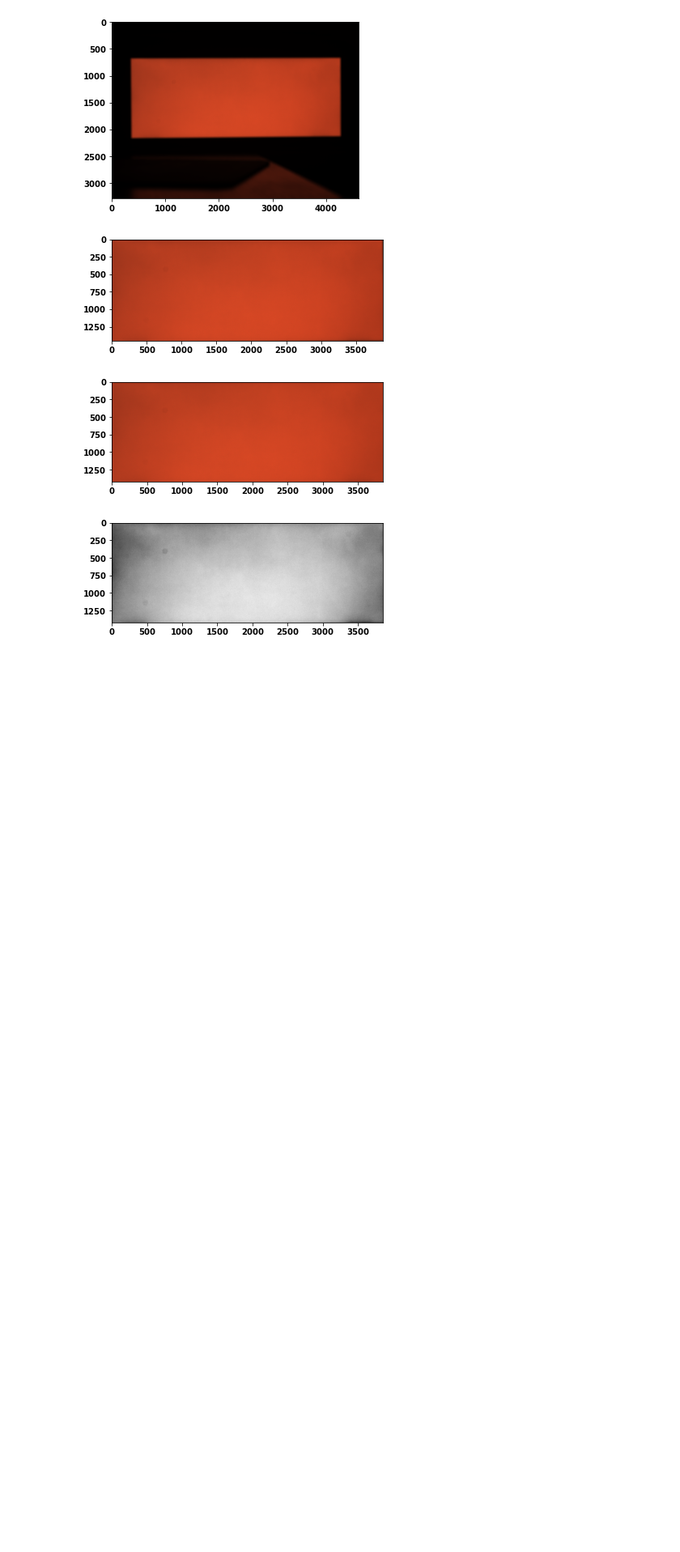
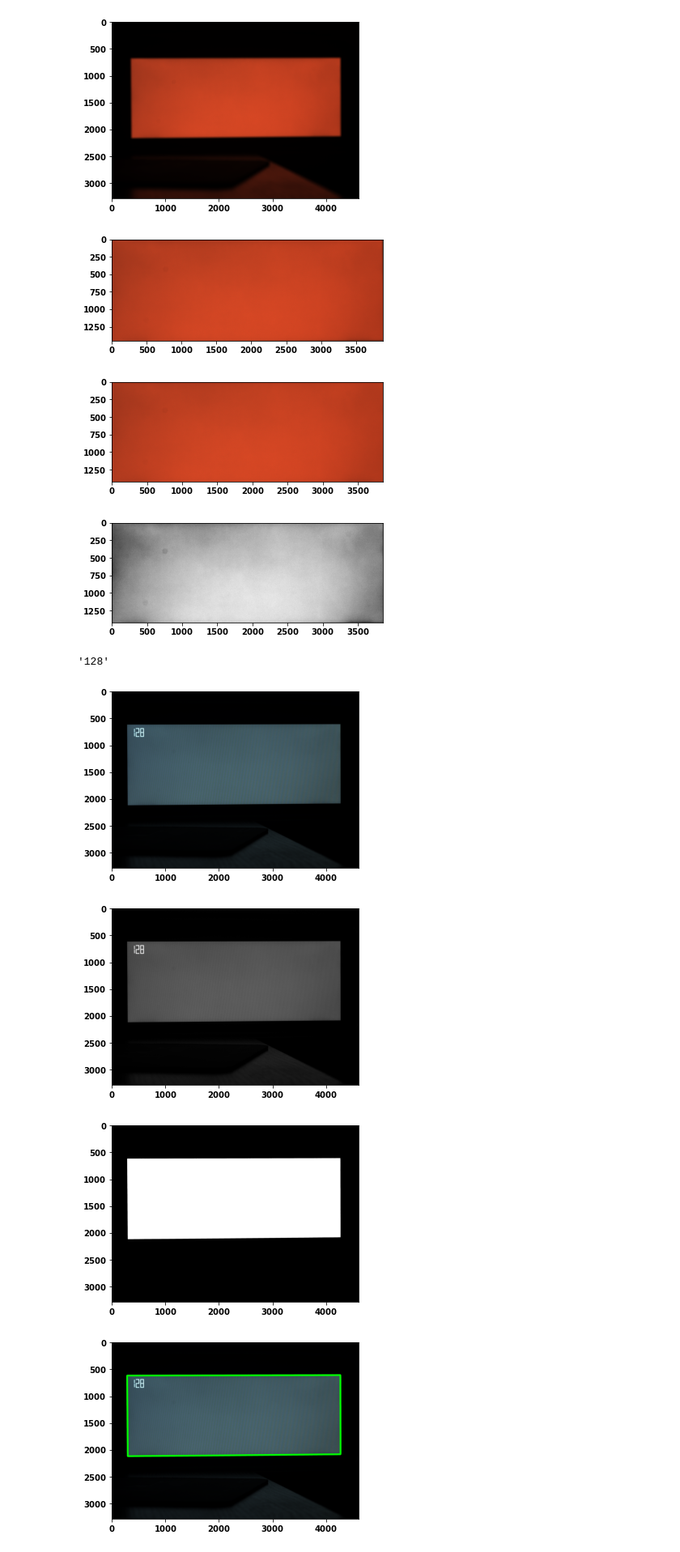
Before and after one commit to CCXXXI/screen-checker, a Jupyter notebook: example.ipynb, the cells around one changed output. Shown at 81% size. Drawn from its saved outputs; the diff is of its cells as text; code cells hidden in the pictures; blank space fills up the shorter version.

```diff
--- a/example.ipynb
+++ b/example.ipynb
@@ -23,3 +23,11 @@ check_screen(photo, Color.RED, corners)
 [figure]
 [figure]
 [figure]
+# %%
+ocr_ssd(cv2.imread("./resources/ocr/0.png"))
+# %% [output]
+'128'
+[figure, added]
+[figure, added]
+[figure, added]
+[figure, added]
```
Also changed, not shown: parts of 2 cells of this notebook.
